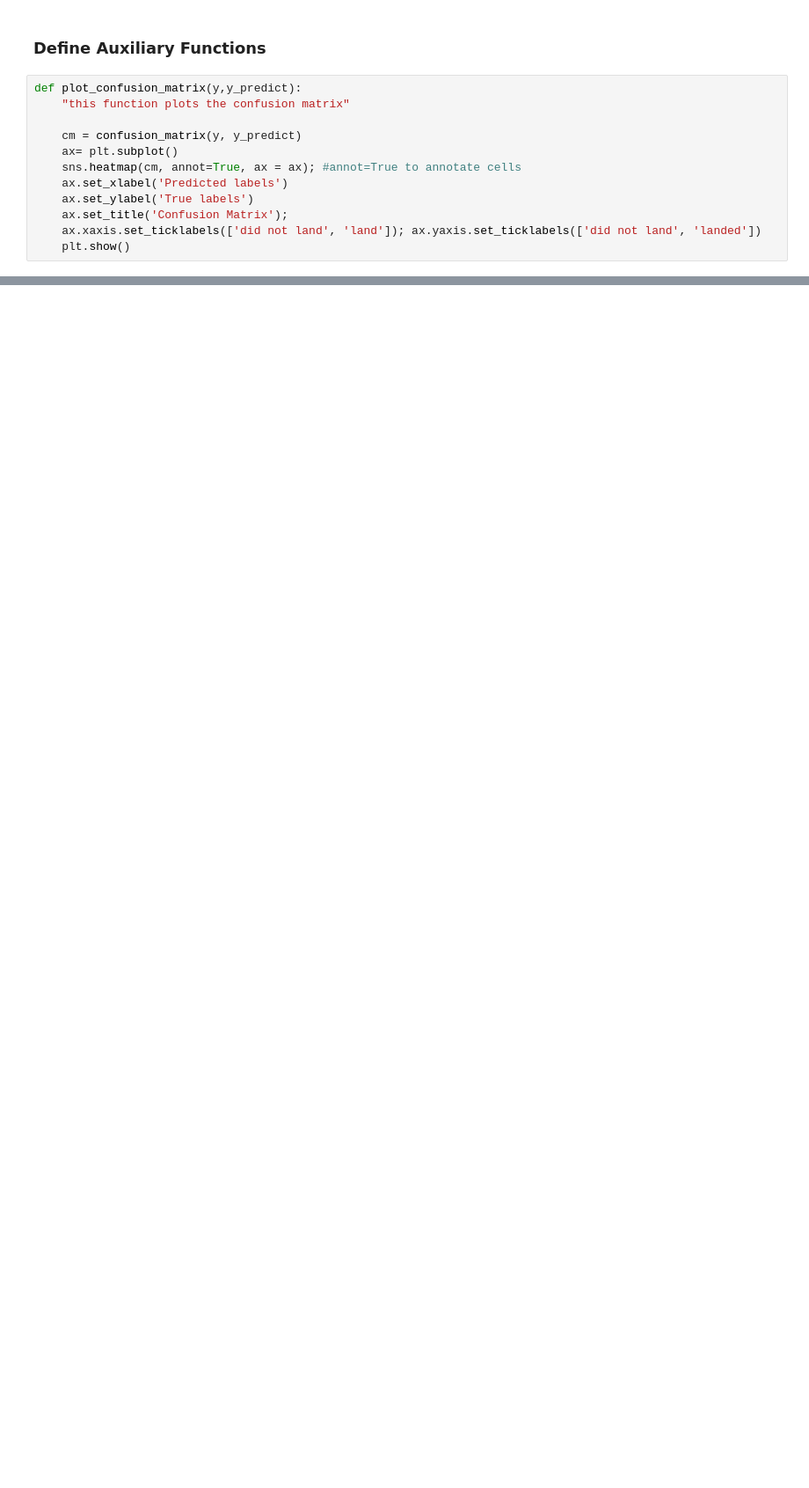
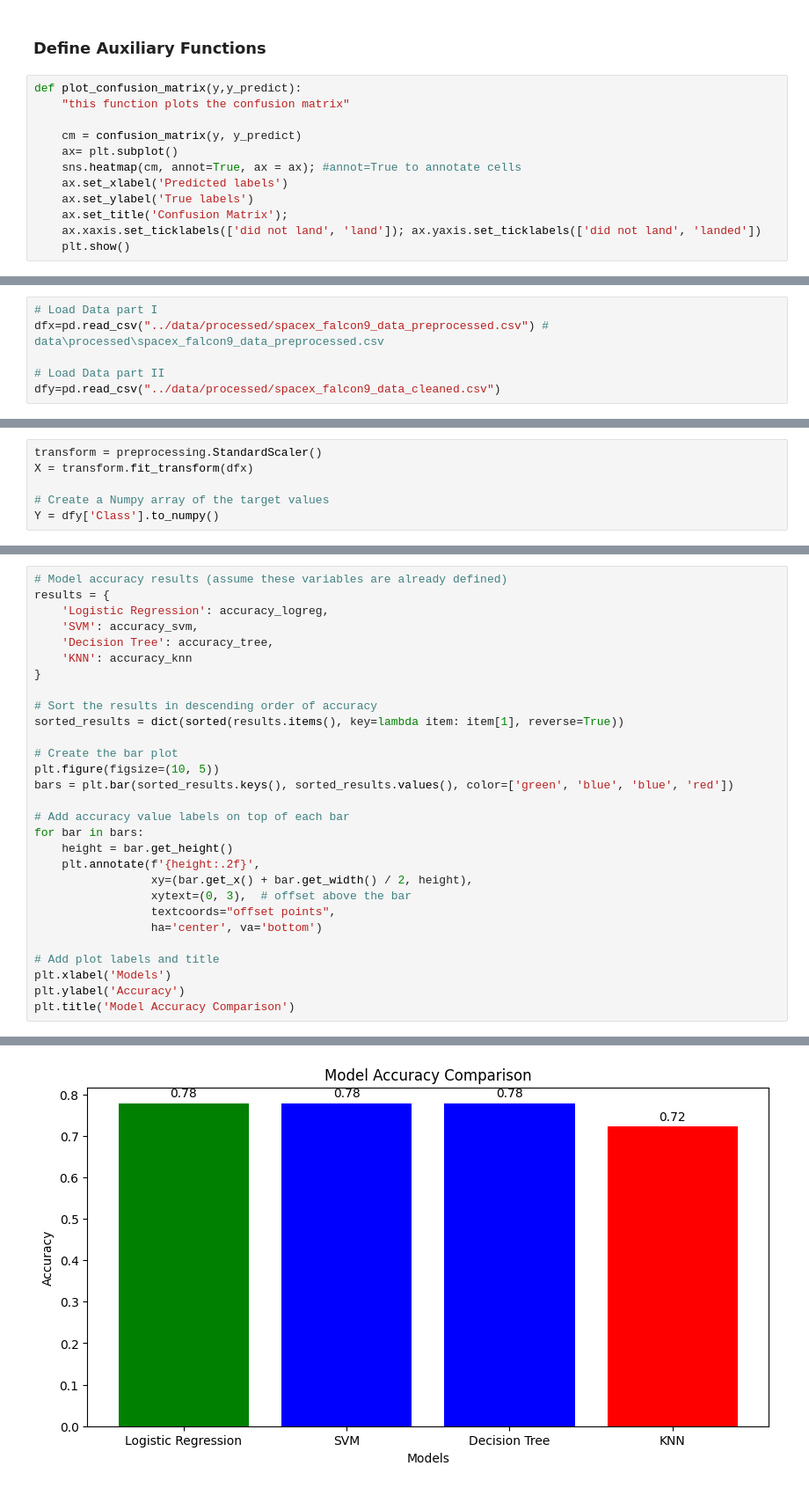
Before and after one commit to reynancs/spacey-launch-cost-prediction, a Jupyter notebook: notebooks/spacex-modeling.ipynb, the cells around one changed output, grey strips where cells are left out. Shown: that part at 88% size. Saved outputs shown, nothing was run; the diff lists cells and outputs as text; blank space fills up the shorter version.

Commit message:
modeling step completed

```diff
--- a/notebooks/spacex-modeling.ipynb
+++ b/notebooks/spacex-modeling.ipynb
@@ -247,0 +45,6 @@ plot_confusion_matrix(Y_test,yhat)
+# %%
+# Load Data part I
+dfx=pd.read_csv("../data/processed/spacex_falcon9_data_preprocessed.csv") # data\processed\spacex_falcon9_data_preprocessed.csv
+
+# Load Data part II
+dfy=pd.read_csv("../data/processed/spacex_falcon9_data_cleaned.csv")
@@ -247,0 +55,6 @@ plot_confusion_matrix(Y_test,yhat)
+# %%
+transform = preprocessing.StandardScaler()
+X = transform.fit_transform(dfx)
+
+# Create a Numpy array of the target values
+Y = dfy['Class'].to_numpy()
@@ -247,0 +254,30 @@ plot_confusion_matrix(Y_test,yhat)
+# %%
+# Model accuracy results (assume these variables are already defined)
+results = {
+    'Logistic Regression': accuracy_logreg,
+    'SVM': accuracy_svm,
+    'Decision Tree': accuracy_tree,
+    'KNN': accuracy_knn
+}
+
+# Sort the results in descending order of accuracy
+sorted_results = dict(sorted(results.items(), key=lambda item: item[1], reverse=True))
+
+# Create the bar plot
+plt.figure(figsize=(10, 5))
+bars = plt.bar(sorted_results.keys(), sorted_results.values(), color=['green', 'blue', 'blue', 'red'])
+
+# Add accuracy value labels on top of each bar
+for bar in bars:
+    height = bar.get_height()
+    plt.annotate(f'{height:.2f}',
+                 xy=(bar.get_x() + bar.get_width() / 2, height),
+                 xytext=(0, 3),  # offset above the bar
+                 textcoords="offset points",
+                 ha='center', va='bottom')
+
+# Add plot labels and title
+plt.xlabel('Models')
+plt.ylabel('Accuracy')
+plt.title('Model Accuracy Comparison')
+# %% [output]
@@ -247,0 +285 @@ plot_confusion_matrix(Y_test,yhat)
+[figure, added]
```
Also changed, not shown: parts of 68 cells of this notebook, 10 other files.
